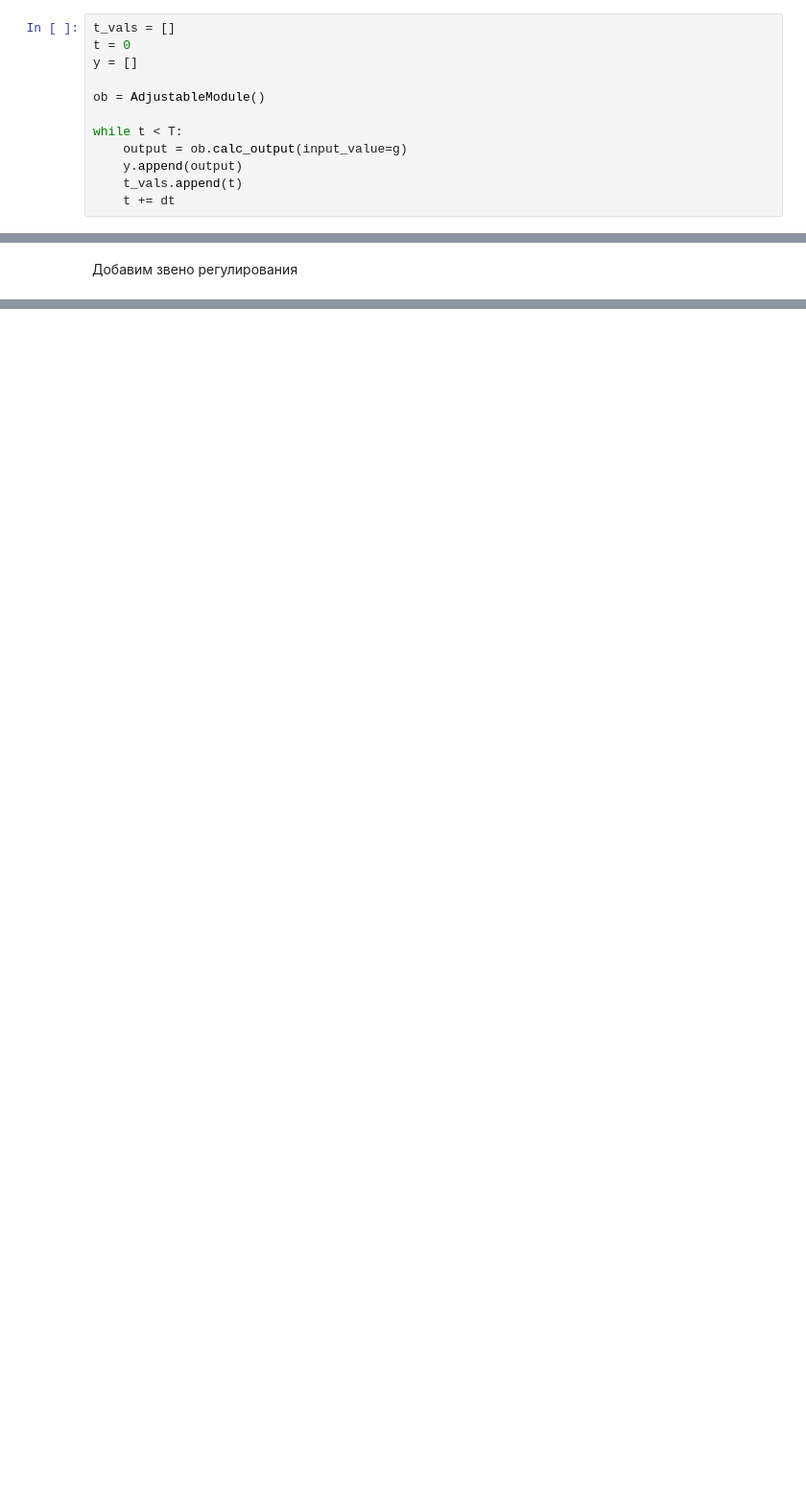
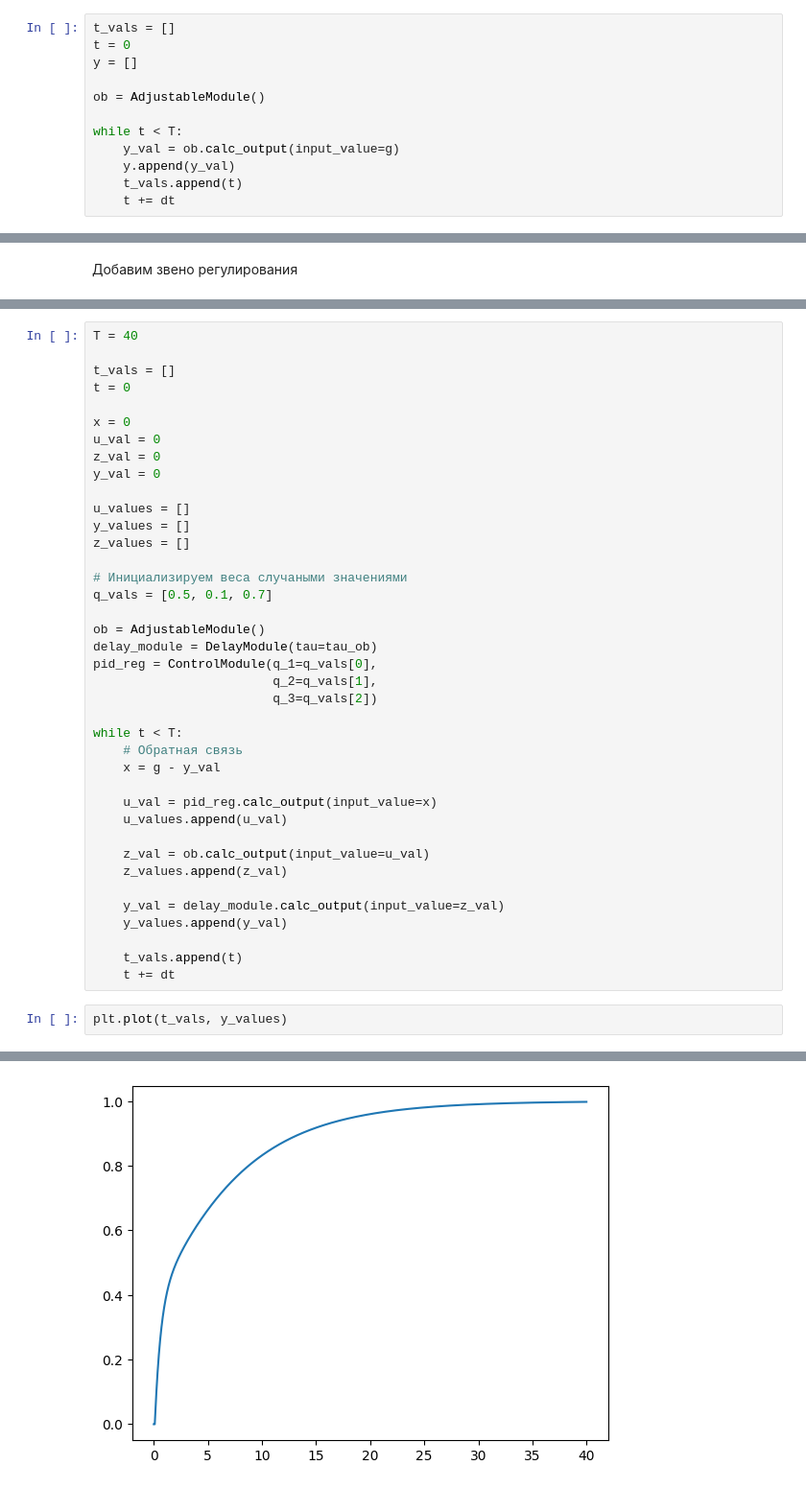
Before and after one commit to PavelKhodalitskii/optimal_control_course_2025, a Jupyter notebook: lab1_opt_.ipynb, the cells around one changed output, grey strips where cells are left out. Shown at 96% size. Cells and saved outputs as stored; diff of their text form; blank space fills up the shorter version.

```diff
--- a/lab1_opt_.ipynb
+++ b/lab1_opt_.ipynb
@@ -48,8 +47,8 @@ y = []
 ob = AdjustableModule()
 
 while t < T:
-    output = ob.calc_output(input_value=g)
-    y.append(output)
+    y_val = ob.calc_output(input_value=g)
+    y.append(y_val)
     t_vals.append(t)
     t += dt
 # %%
@@ -111,0 +131,42 @@ class ControlLink:
+# %%
+T = 40
+
+t_vals = []
+t = 0
+
+x = 0
+u_val = 0
+z_val = 0
+y_val = 0
+
+u_values = []
+y_values = []
+z_values = []
+
+# Инициализируем веса случаными значениями
+q_vals = [0.5, 0.1, 0.7]
+
+ob = AdjustableModule()
+delay_module = DelayModule(tau=tau_ob)
+pid_reg = ControlModule(q_1=q_vals[0],
+                        q_2=q_vals[1],
+                        q_3=q_vals[2])
+
+while t < T:
+    # Обратная связь
+    x = g - y_val
+
+    u_val = pid_reg.calc_output(input_value=x)
+    u_values.append(u_val)
+
+    z_val = ob.calc_output(input_value=u_val)
+    z_values.append(z_val)
+
+    y_val = delay_module.calc_output(input_value=z_val)
+    y_values.append(y_val)
+
+    t_vals.append(t)
+    t += dt
+# %%
+plt.plot(t_vals, y_values)
+# %% [output]
@@ -111,0 +174 @@ class ControlLink:
+[figure, added]
```
Also changed, not shown: parts of 18 cells of this notebook.
